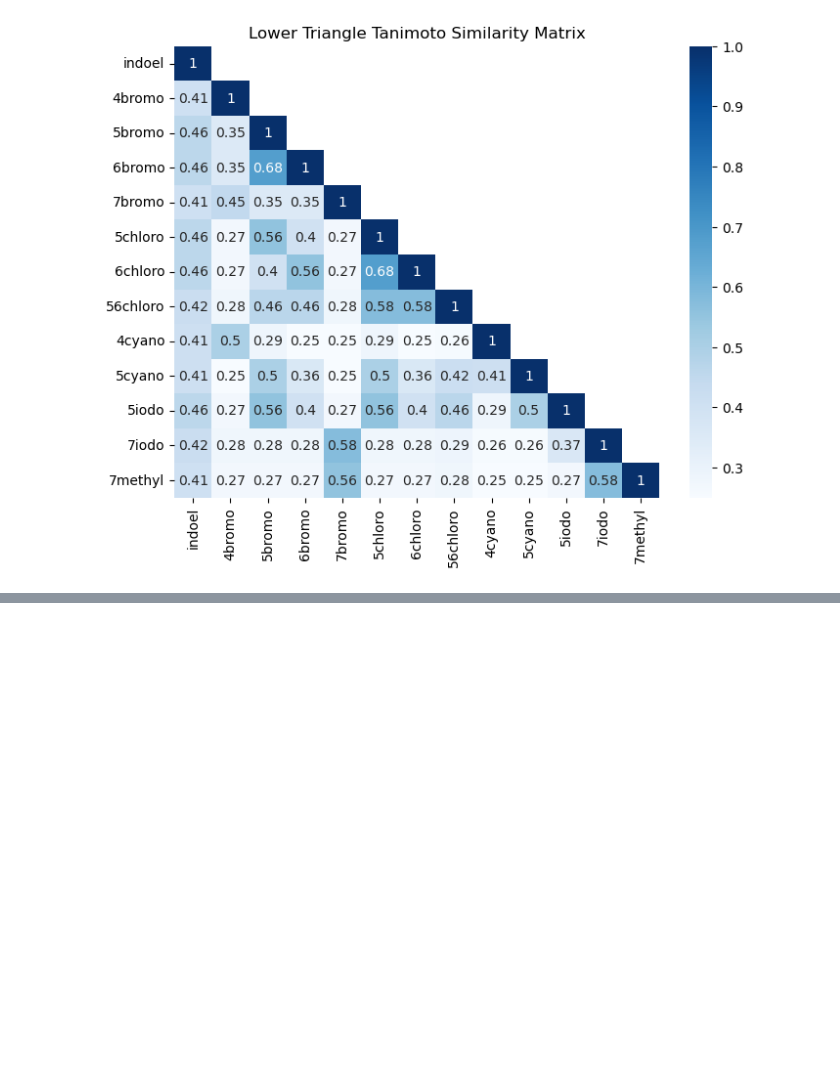
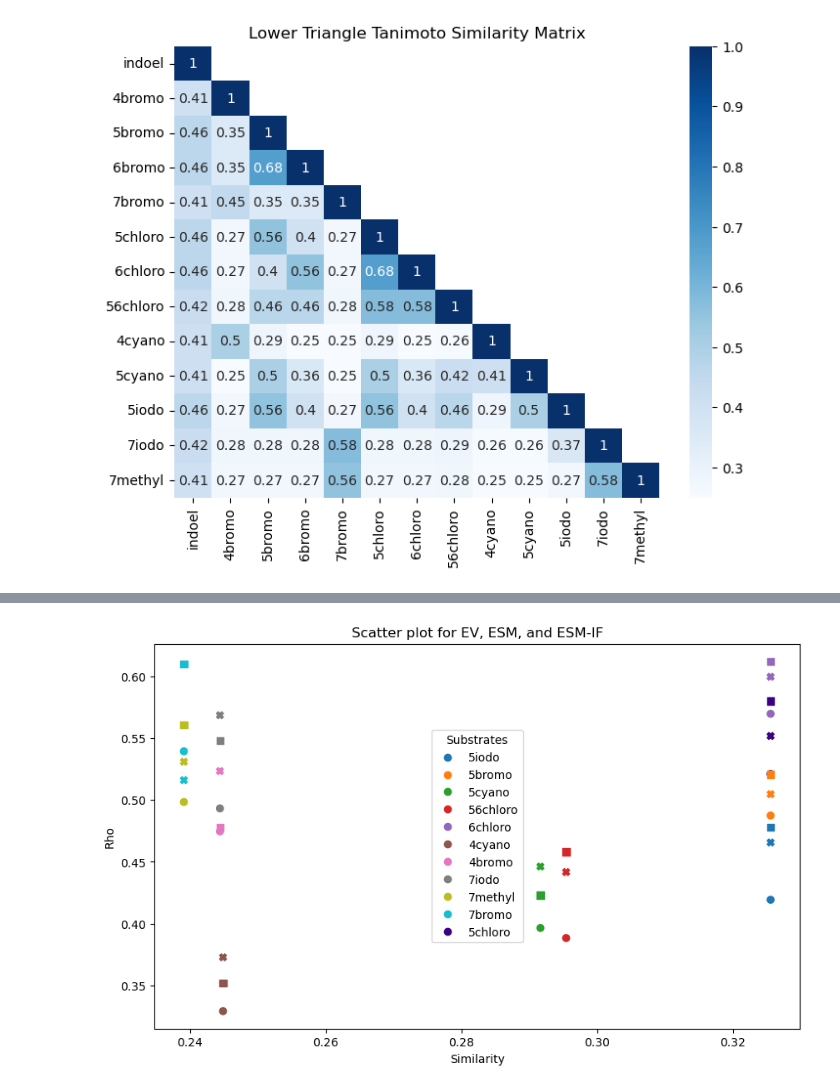
Before and after one commit to fhalab/substrate_aware_zs, a Jupyter notebook: sandbox/sub_vis.ipynb, the cells around one changed output, grey strips where cells are left out. Saved outputs shown, nothing was run; the diff lists cells and outputs as text; code cells hidden in the pictures; blank space fills up the shorter version.

```diff
--- a/sandbox/sub_vis.ipynb
+++ b/sandbox/sub_vis.ipynb
@@ -61,0 +123,4 @@ plt.show()
+# %%
+sm_df = pd.DataFrame(similarity_matrix[0], columns=["similarity"], index=name_list).reset_index().rename(columns={"index": "substrate"})
+# similarity_matrix[0]
+sm_df
@@ -61,0 +142,3 @@ plt.show()
+# %%
+merge_df = pd.merge(zs_sum_df, sm_df, on="substrate", how = "inner")
+merge_df
@@ -61,0 +158,47 @@ plt.show()
+# %%
+import colorcet as cc
+import matplotlib.colors as mcolors
+
+# Select a colorcet colormap, for example, 'fire' or 'CET_CBL1'
+colormap = cc.cm['glasbey_category10']
+
+# Extract a list of hex codes from the colormap
+glasbey_category10 = [mcolors.to_hex(colormap(i)) for i in range(colormap.N)]
+# %%
+import seaborn as sns
+import matplotlib.pyplot as plt
+# Set colors for each substrate
+substrate_to_color = {substrate: color for substrate, color in zip(merge_df['substrate'].unique(), glasbey_category10[:len(merge_df)])}
+
+# Create the plot
+fig, ax = plt.subplots(figsize=(10, 6))
+
+# Scatter plot for ev_rho
+plt.scatter(merge_df['similarity'], merge_df['ev_rho'], label='EV', c=merge_df['substrate'].map(substrate_to_color), marker='o')
+
+# Scatter plot for esm_rho
+plt.scatter(merge_df['similarity'], merge_df['esm_rho'], label='ESM', c=merge_df['substrate'].map(substrate_to_color), marker='s')
+
+# Scatter plot for esmif_rho
+plt.scatter(merge_df['similarity'], merge_df['esmif_rho'], label='ESM-IF', c=merge_df['substrate'].map(substrate_to_color), marker='X')
+
+# Label and legend
+plt.xlabel('Similarity')
+plt.ylabel('Rho')
+
+# Create a list of patches (legend handles)
+handles = [plt.Line2D([0], [0], marker='o', color=color, linestyle='None', label=substrate)
+           for substrate, color in substrate_to_color.items()]
+
+# Create legend with the handles
+legend = ax.legend(handles=handles, loc='center', title='Substrates')
+
+# Remove the axis for a clean legend
+# Create a legend with the substrates and their corresponding colors
+# plt.legend(title='Substrate', loc='upper left', bbox_to_anchor=(1, 1))
+
+plt.title('Scatter plot for EV, ESM, and ESM-IF')
+
+plt.show()
+# %% [output]
+[figure, added]
```
Also changed, not shown: parts of 14 cells of this notebook, 4 other files.
